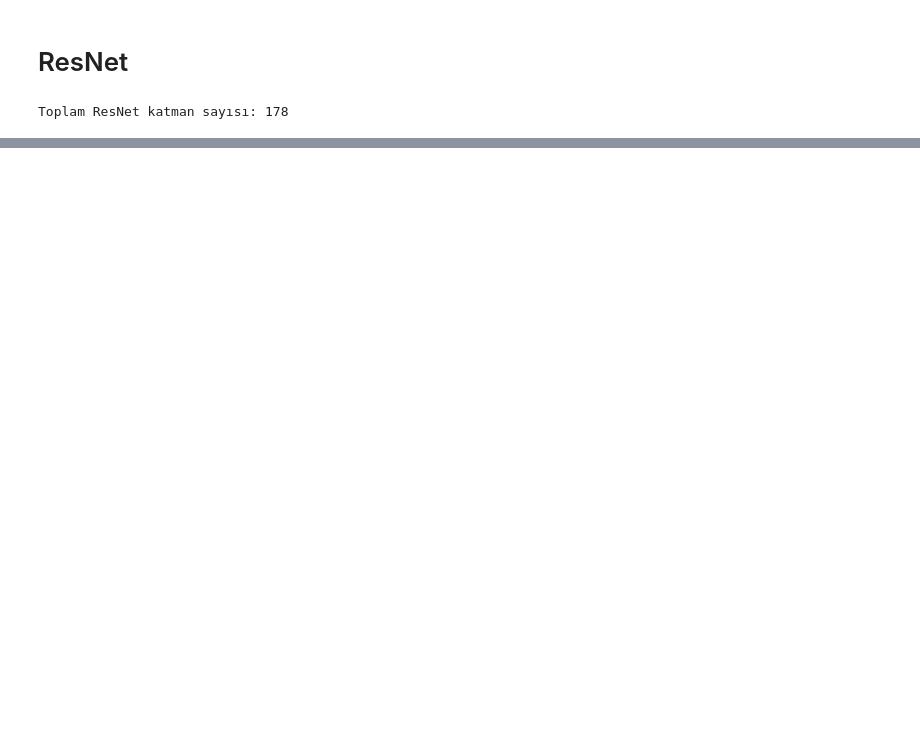
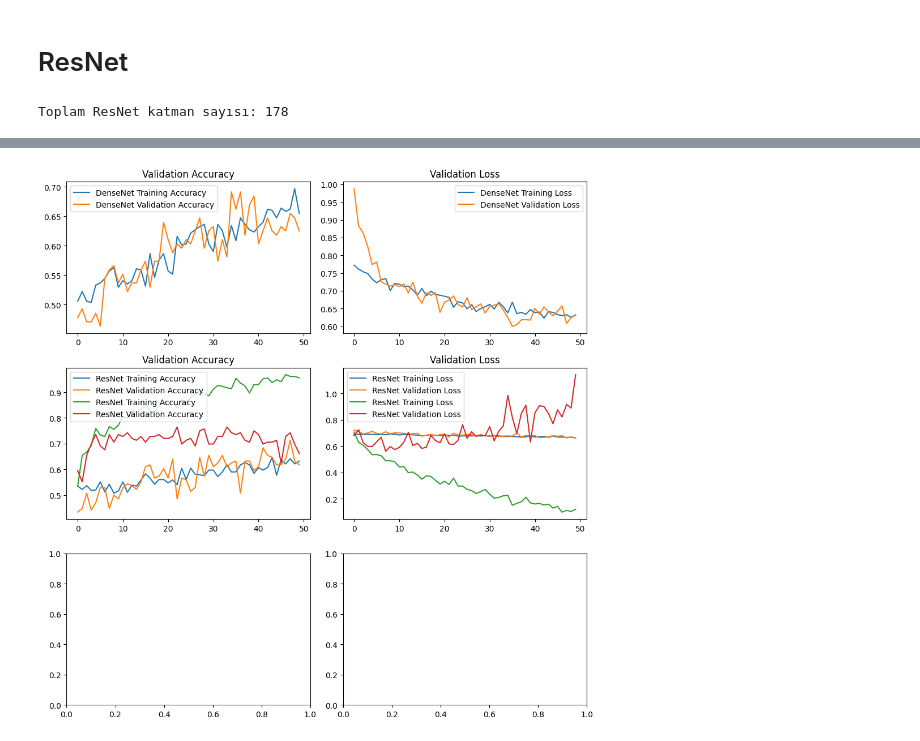
Before and after one commit to respunn/Biomedical-Neural-Network, a Jupyter notebook: NN/main_project_2.ipynb, the cells around one changed output, grey strips where cells are left out. Drawn from its saved outputs; the diff is of its cells as text; code cells hidden in the pictures; blank space fills up the shorter version.

```diff
--- a/NN/main_project_2.ipynb
+++ b/NN/main_project_2.ipynb
@@ -173,0 +339,10 @@ ResNetModel.evaluate(test_generator)
+# %%
+InceptionBase = InceptionV3(weights='imagenet', include_top=False, input_shape=(299, 299, 3))
+
+layer5 = InceptionBase.output
+layer5 = GlobalAveragePooling2D()(layer5)
+layer5 = Dense(1024, activation='relu')(layer5)
+InceptionPreds = Dense(2, activation='softmax')(layer5)
+
+InceptionModel = Model(inputs=InceptionBase.input, outputs=InceptionPreds)
+print(f"Toplam ResNet katman sayısı: {len(InceptionModel.layers)}")
@@ -173,0 +351,9 @@ ResNetModel.evaluate(test_generator)
+# %%
+for layer in InceptionBase.layers:
+    layer.trainable = False
+
+for layer in InceptionBase.layers[-100:]:
+    layer.trainable = True
+
+InceptionModel.compile(optimizer='sgd', loss='categorical_crossentropy', metrics=['accuracy'])
+InceptionModel.summary()
@@ -173,0 +378,2 @@ ResNetModel.evaluate(test_generator)
+# %%
+InceptionHistory = InceptionModel.fit(x = train_generator, validation_data = validation_generator, epochs = epochs)
@@ -175,39 +404,53 @@ ResNetModel.evaluate(test_generator)
 fig, axs = plt.subplots(3, 2, figsize=(10, 10))
 
 # plt.suptitle("DenseNet - 100 Katman, ResNet - 10 Katman, Xception - 35 Katman Açık, AdaDelta Optimizer, Özel Epoch")
 
 axs[0, 0].plot(DenseNetHistory.history['accuracy'], label='DenseNet Training Accuracy')
 axs[0, 0].set_title('Training Accuracy')
 axs[0, 0].legend()
 axs[0, 0].plot(DenseNetHistory.history['val_accuracy'], label='DenseNet Validation Accuracy')
 axs[0, 0].set_title('Validation Accuracy')
 axs[0, 0].legend()
 
 axs[0, 1].plot(DenseNetHistory.history['loss'], label='DenseNet Training Loss')
 axs[0, 1].set_title('Training Loss')
 axs[0, 1].legend()
 axs[0, 1].plot(DenseNetHistory.history['val_loss'], label='DenseNet Validation Loss')
 axs[0, 1].set_title('Validation Loss')
 axs[0, 1].legend()
 
-"""
-axs[1, 0].plot(ResNetHistory.history['accuracy'], label='ResNet Training Accuracy')
+axs[1, 0].plot(XceptionHistory.history['accuracy'], label='ResNet Training Accuracy')
 axs[1, 0].set_title('Training Accuracy')
 axs[1, 0].legend()
-axs[1, 0].plot(ResNetHistory.history['val_accuracy'], label='ResNet Validation Accuracy')
+axs[1, 0].plot(XceptionHistory.history['val_accuracy'], label='ResNet Validation Accuracy')
 axs[1, 0].set_title('Validation Accuracy')
 axs[1, 0].legend()
 
-axs[1, 1].plot(ResNetHistory.history['loss'], label='ResNet Training Loss')
+axs[1, 1].plot(XceptionHistory.history['loss'], label='ResNet Training Loss')
 axs[1, 1].set_title('Training Loss')
 axs[1, 1].legend()
-axs[1, 1].plot(ResNetHistory.history['val_loss'], label='ResNet Validation Loss')
+axs[1, 1].plot(XceptionHistory.history['val_loss'], label='ResNet Validation Loss')
 axs[1, 1].set_title('Validation Loss')
 axs[1, 1].legend()
-"""
+
+axs[2, 0].plot(InceptionHistory.history['accuracy'], label='ResNet Training Accuracy')
+axs[2, 0].set_title('Training Accuracy')
+axs[2, 0].legend()
+axs[2, 0].plot(InceptionHistory.history['val_accuracy'], label='ResNet Validation Accuracy')
+axs[2, 0].set_title('Validation Accuracy')
+axs[2, 0].legend()
+
+axs[2, 1].plot(InceptionHistory.history['loss'], label='ResNet Training Loss')
+axs[2, 1].set_title('Training Loss')
+axs[2, 1].legend()
+axs[2, 1].plot(InceptionHistory.history['val_loss'], label='ResNet Validation Loss')
+axs[2, 1].set_title('Validation Loss')
+axs[2, 1].legend()
 
 plt.tight_layout()
 plt.show()
+# %% [output]
+[figure, added]
 # %%
 import os
 from datetime import datetime
```
Also changed, not shown: parts of 26 cells of this notebook, 3 other files.
